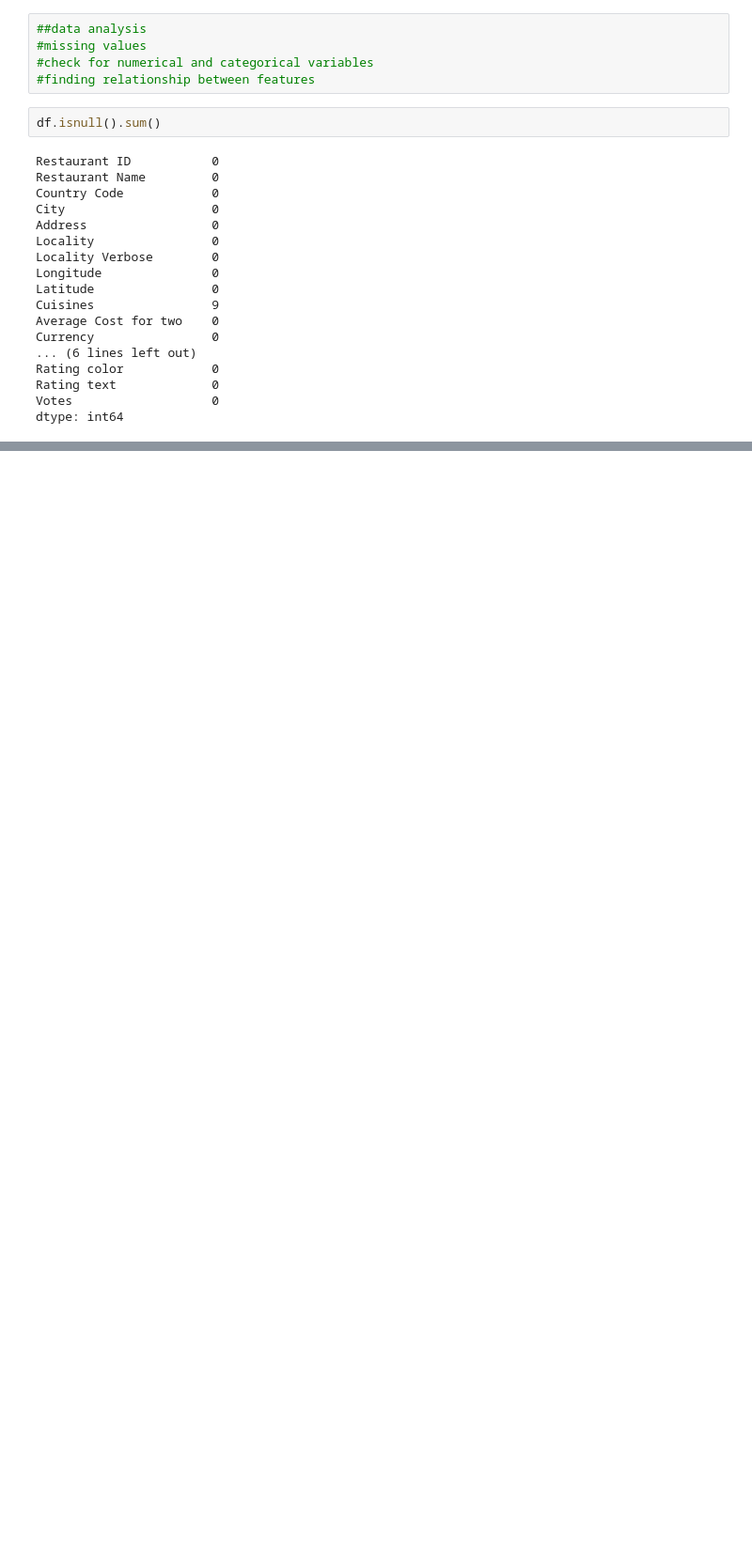
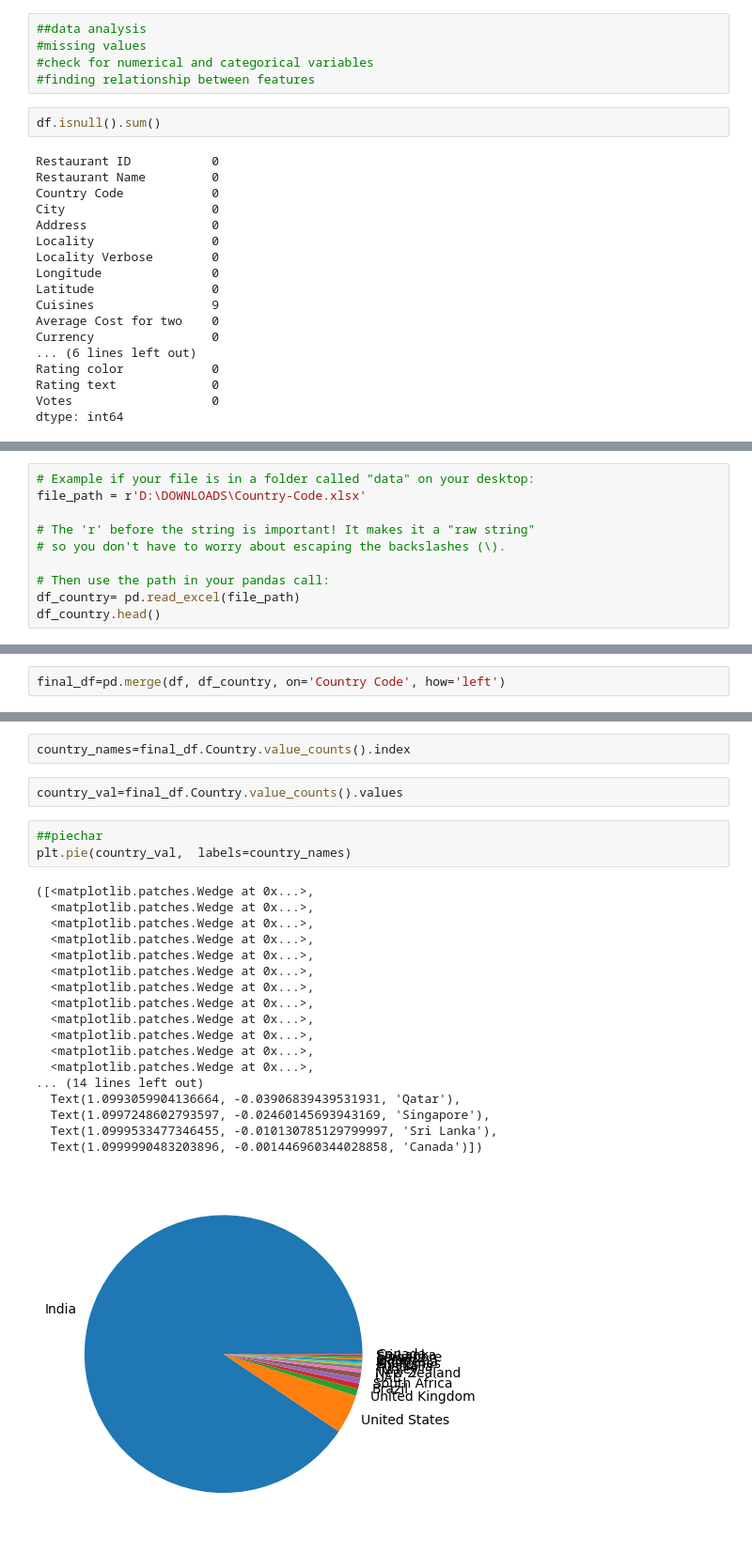
Before and after one commit to Aditi16-ctrl/Learning-Python, a Jupyter notebook: EDA-Feature Engineering.ipynb, the cells around one changed output, grey strips where cells are left out. Shown: that part at 94% size. Cells and saved outputs as stored; diff of their text form; blank space fills up the shorter version.

Commit message:
Added EDA and Feature Engineering notebook from parent folder

```diff
--- a/EDA-Feature Engineering.ipynb
+++ b/EDA-Feature Engineering.ipynb
@@ -139,0 +108,10 @@ dtype: int64
+# %%
+# Example if your file is in a folder called "data" on your desktop:
+file_path = r'D:\DOWNLOADS\Country-Code.xlsx'
+
+# The 'r' before the string is important! It makes it a "raw string"
+# so you don't have to worry about escaping the backslashes (\).
+
+# Then use the path in your pandas call:
+df_country= pd.read_excel(file_path)
+df_country.head()
@@ -139,0 +135,2 @@ dtype: int64
+# %%
+final_df=pd.merge(df, df_country, on='Country Code', how='left')
@@ -139,0 +165,26 @@ dtype: int64
+# %%
+country_names=final_df.Country.value_counts().index
+# %%
+country_val=final_df.Country.value_counts().values
+# %%
+##piechar
+plt.pie(country_val,  labels=country_names)
+# %% [output]
+([<matplotlib.patches.Wedge at 0x...>,
+  <matplotlib.patches.Wedge at 0x...>,
+  <matplotlib.patches.Wedge at 0x...>,
+  <matplotlib.patches.Wedge at 0x...>,
+  <matplotlib.patches.Wedge at 0x...>,
+  <matplotlib.patches.Wedge at 0x...>,
+  <matplotlib.patches.Wedge at 0x...>,
+  <matplotlib.patches.Wedge at 0x...>,
+  <matplotlib.patches.Wedge at 0x...>,
+  <matplotlib.patches.Wedge at 0x...>,
+  <matplotlib.patches.Wedge at 0x...>,
+  <matplotlib.patches.Wedge at 0x...>,
+... (14 lines left out)
+  Text(1.0993059904136664, -0.03906839439531931, 'Qatar'),
+  Text(1.0997248602793597, -0.02460145693943169, 'Singapore'),
+  Text(1.0999533477346455, -0.010130785129799997, 'Sri Lanka'),
+  Text(1.0999990483203896, -0.001446960344028858, 'Canada')])
+[figure, added]
```
Also changed, not shown: parts of 36 cells of this notebook.
